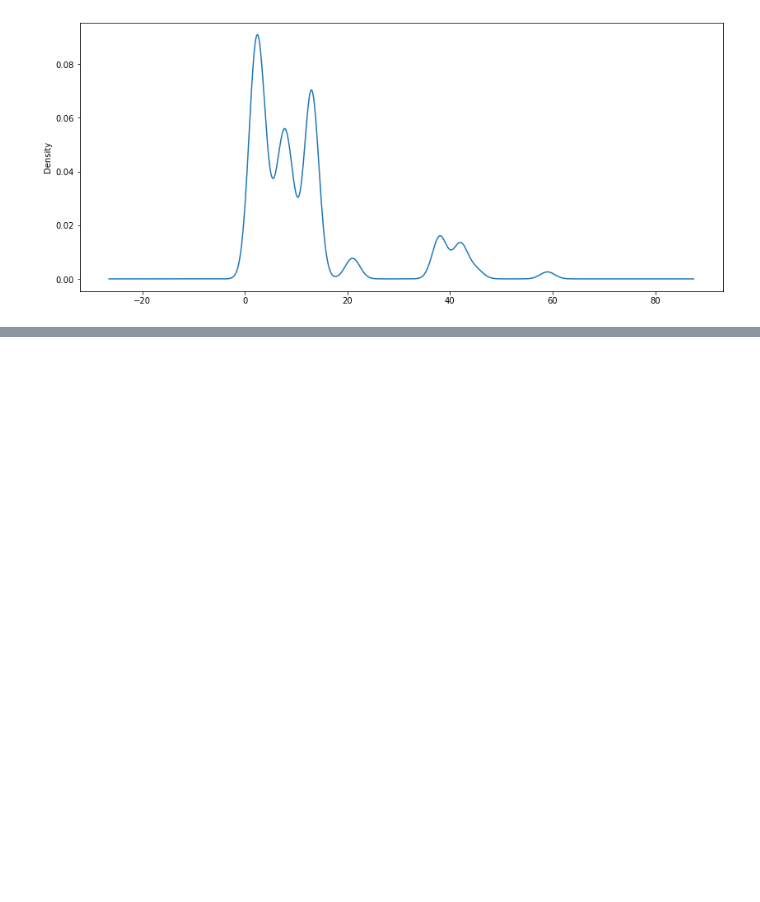
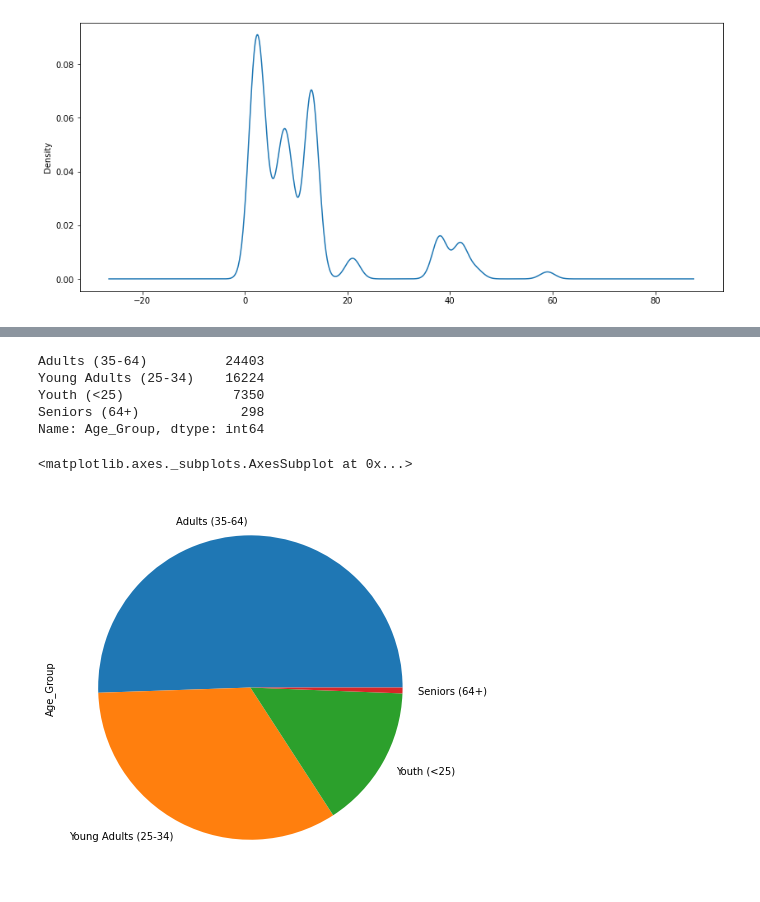
Before and after one commit to eliud-kagema/data_analysis_21, a Jupyter notebook: 01 Bike Store Sales/sales.ipynb, the cells around one changed output, grey strips where cells are left out. Drawn from its saved outputs; the diff is of its cells as text; code cells hidden in the pictures; blank space fills up the shorter version.

```diff
--- a/01 Bike Store Sales/sales.ipynb
+++ b/01 Bike Store Sales/sales.ipynb
@@ -90,0 +109,13 @@ df['Unit_Cost'].plot(kind='density', figsize=(14,6)) #KDE
+# %%
+df['Age_Group'].value_counts()
+# %% [output]
+Adults (35-64)          24403
+Young Adults (25-34)    16224
+Youth (<25)              7350
+Seniors (64+)             298
+Name: Age_Group, dtype: int64
+# %%
+df['Age_Group'].value_counts().plot(kind='pie', figsize=(7,7))
+# %% [output]
+<matplotlib.axes._subplots.AxesSubplot at 0x...>
+[figure, added]
```
Also changed, not shown: parts of 8 cells of this notebook.
